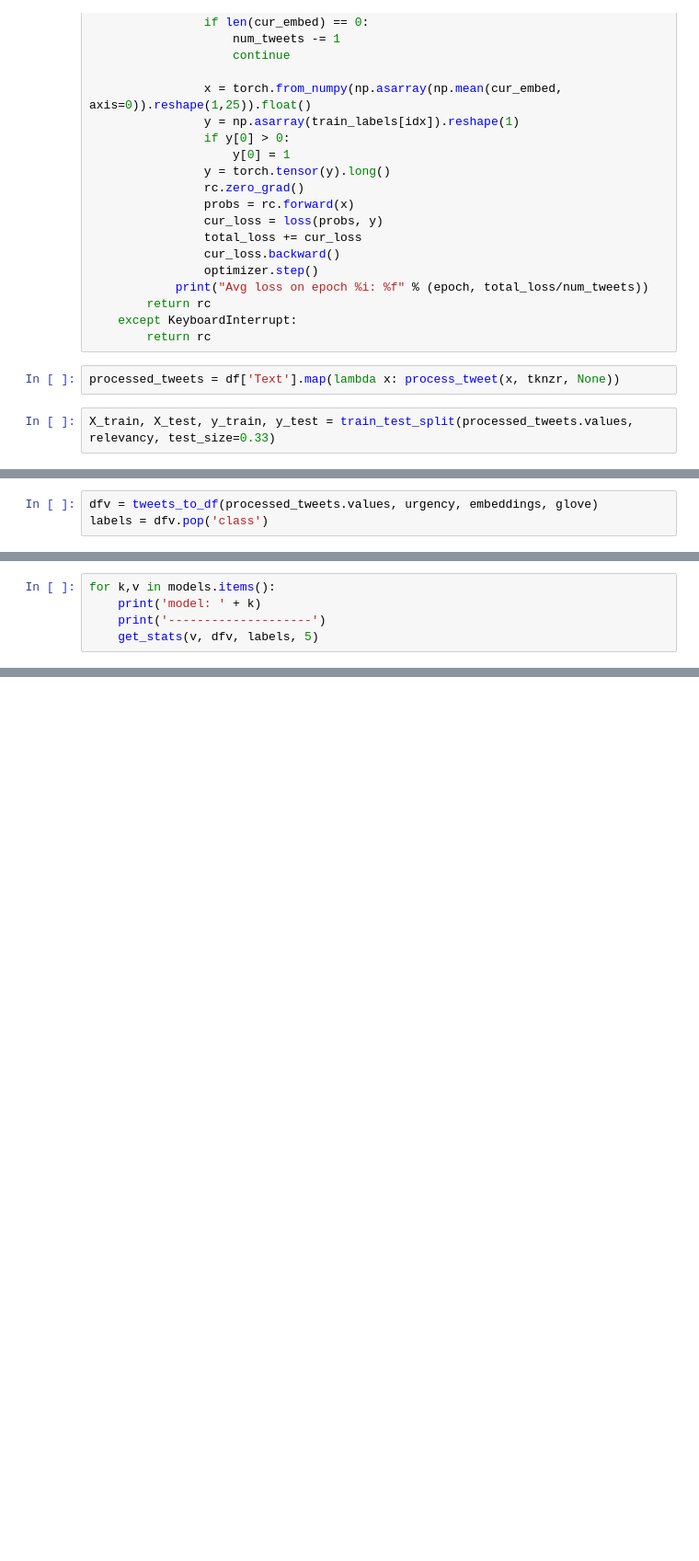
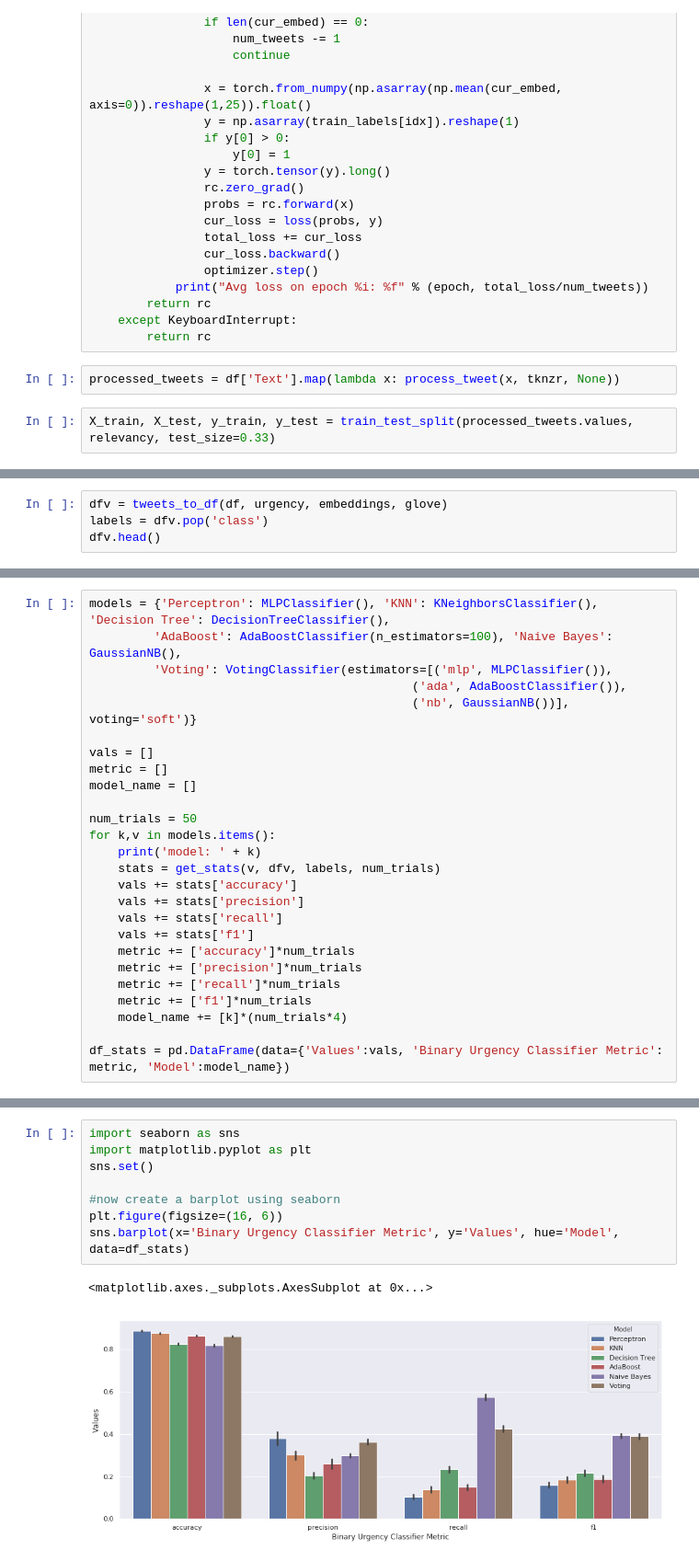
Before and after one commit to shenoy10/Harvey_Machine_Learning, a Jupyter notebook: Embedding_Model.ipynb, the cells around one changed output, grey strips where cells are left out. Shown at 92% size. Saved outputs shown, nothing was run; the diff lists cells and outputs as text; blank space fills up the shorter version.

Commit message:
embedding code with voting classifier

```diff
--- a/Embedding_Model.ipynb
+++ b/Embedding_Model.ipynb
@@ -298,3 +308,4 @@ def tweets_to_df(tweets, labels, embeddings, glove):
 # %%
-dfv = tweets_to_df(processed_tweets.values, urgency, embeddings, glove)
+dfv = tweets_to_df(df, urgency, embeddings, glove)
 labels = dfv.pop('class')
+dfv.head()
@@ -367,5 +396,0 @@ models = {'mlp': MLPClassifier(), 'knn':KNeighborsClassifier(), 'dt':DecisionTre
-# %%
-for k,v in models.items():
-    print('model: ' + k)
-    print('--------------------')
-    get_stats(v, dfv, labels, 5)
@@ -389,0 +397,26 @@ f1: 0.428184
+# %%
+models = {'Perceptron': MLPClassifier(), 'KNN': KNeighborsClassifier(), 'Decision Tree': DecisionTreeClassifier(),
+         'AdaBoost': AdaBoostClassifier(n_estimators=100), 'Naive Bayes': GaussianNB(),
+         'Voting': VotingClassifier(estimators=[('mlp', MLPClassifier()),
+                                             ('ada', AdaBoostClassifier()),
+                                             ('nb', GaussianNB())], voting='soft')}
+
+vals = []
+metric = []
+model_name = []
+
+num_trials = 50
+for k,v in models.items():
+    print('model: ' + k)
+    stats = get_stats(v, dfv, labels, num_trials)
+    vals += stats['accuracy']
+    vals += stats['precision']
+    vals += stats['recall']
+    vals += stats['f1']
+    metric += ['accuracy']*num_trials
+    metric += ['precision']*num_trials
+    metric += ['recall']*num_trials
+    metric += ['f1']*num_trials
+    model_name += [k]*(num_trials*4)
+
+df_stats = pd.DataFrame(data={'Values':vals, 'Binary Urgency Classifier Metric': metric, 'Model':model_name})
@@ -389,0 +430,11 @@ f1: 0.428184
+# %%
+import seaborn as sns
+import matplotlib.pyplot as plt
+sns.set()
+
+#now create a barplot using seaborn
+plt.figure(figsize=(16, 6))
+sns.barplot(x='Binary Urgency Classifier Metric', y='Values', hue='Model', data=df_stats)
+# %% [output]
+<matplotlib.axes._subplots.AxesSubplot at 0x...>
+[figure, added]
```
Also changed, not shown: parts of 13 cells of this notebook.
